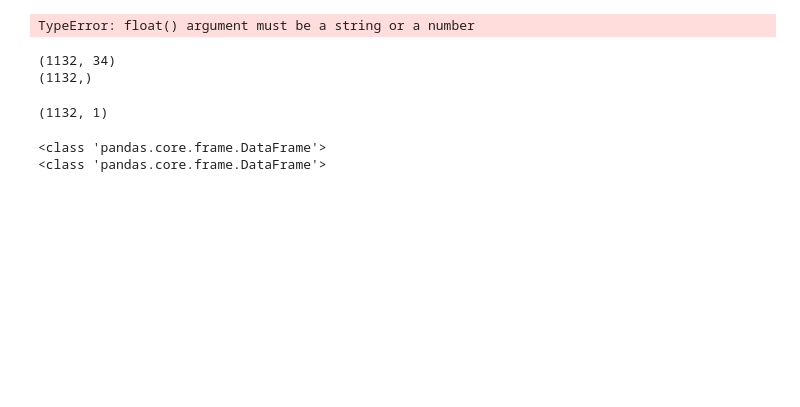
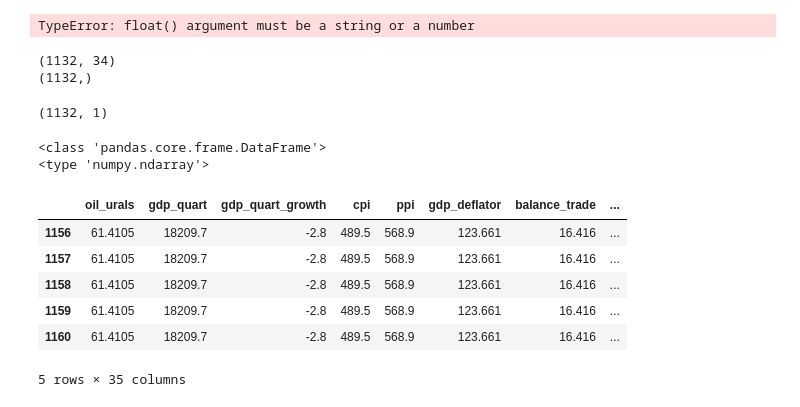
Before and after one commit to nycdatasci/bootcamp009_project, a Jupyter notebook: Project3-MachineLearning/jackenyeart_rachelkogan_clairevignonkeser/macro.ipynb, the cells around one changed output. Drawn from its saved outputs; the diff is of its cells as text; code cells hidden in the pictures; blank space fills up the shorter version.

```diff
--- a/Project3-MachineLearning/jackenyeart_rachelkogan_clairevignonkeser/macro.ipynb
+++ b/Project3-MachineLearning/jackenyeart_rachelkogan_clairevignonkeser/macro.ipynb
@@ -162,7 +243,17 @@ y_train.reshape([-1, 1]).shape
 (1132, 1)
 # %%
 print type(X_train)
-print type(y_train.reshape([-1, 1])))
+print type(y_train.reshape([-1, 1]))
 # %% [output]
 <class 'pandas.core.frame.DataFrame'>
-<class 'pandas.core.frame.DataFrame'>
+<type 'numpy.ndarray'>
+# %%
+macro_merged.tail()
+# %% [output]
+|  | oil_urals | gdp_quart | gdp_quart_growth | cpi | ppi | gdp_deflator | balance_trade | ... |
+| 1156 | 61.4105 | 18209.7 | -2.8 | 489.5 | 568.9 | 123.661 | 16.416 | ... |
+| 1157 | 61.4105 | 18209.7 | -2.8 | 489.5 | 568.9 | 123.661 | 16.416 | ... |
+| 1158 | 61.4105 | 18209.7 | -2.8 | 489.5 | 568.9 | 123.661 | 16.416 | ... |
+| 1159 | 61.4105 | 18209.7 | -2.8 | 489.5 | 568.9 | 123.661 | 16.416 | ... |
+| 1160 | 61.4105 | 18209.7 | -2.8 | 489.5 | 568.9 | 123.661 | 16.416 | ... |
+5 rows × 35 columns
```
Also changed, not shown: parts of 15 cells of this notebook, 1 other file.
